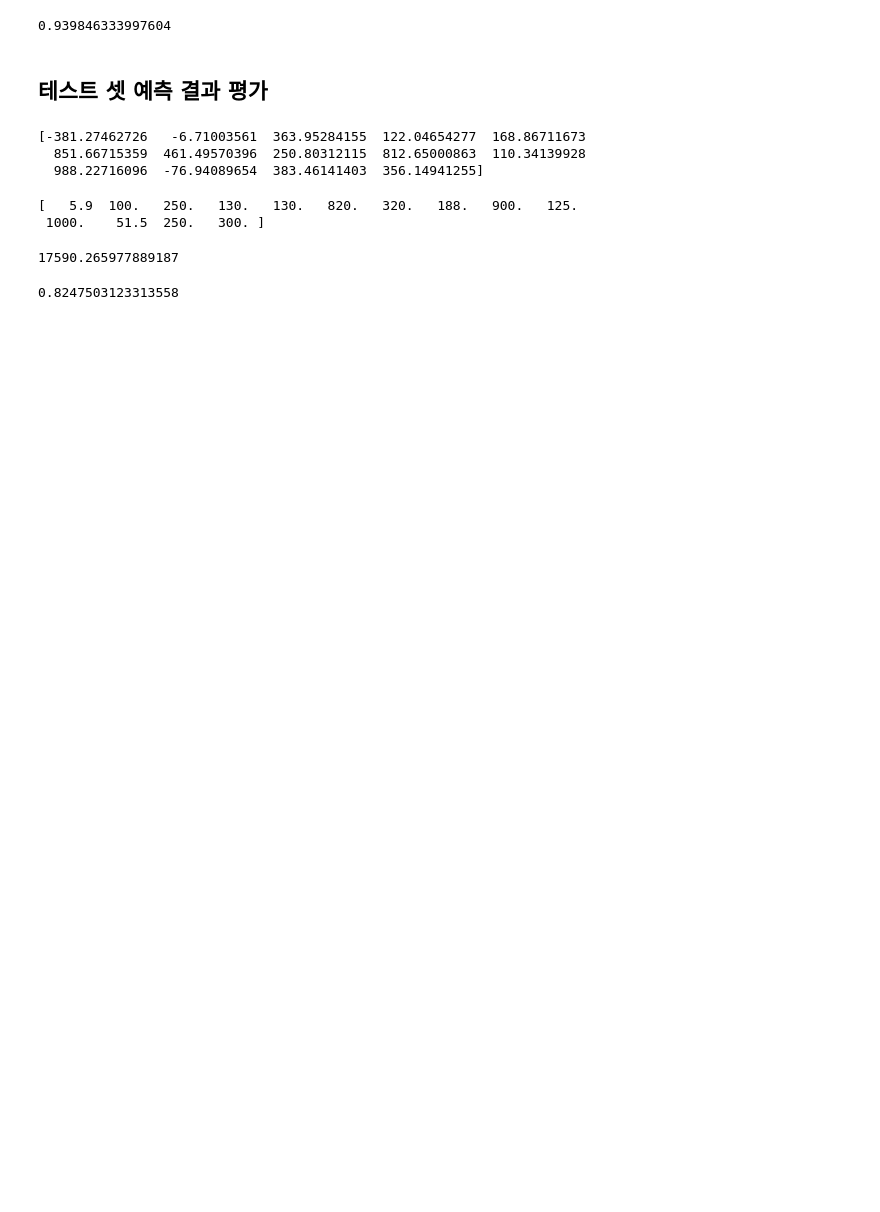
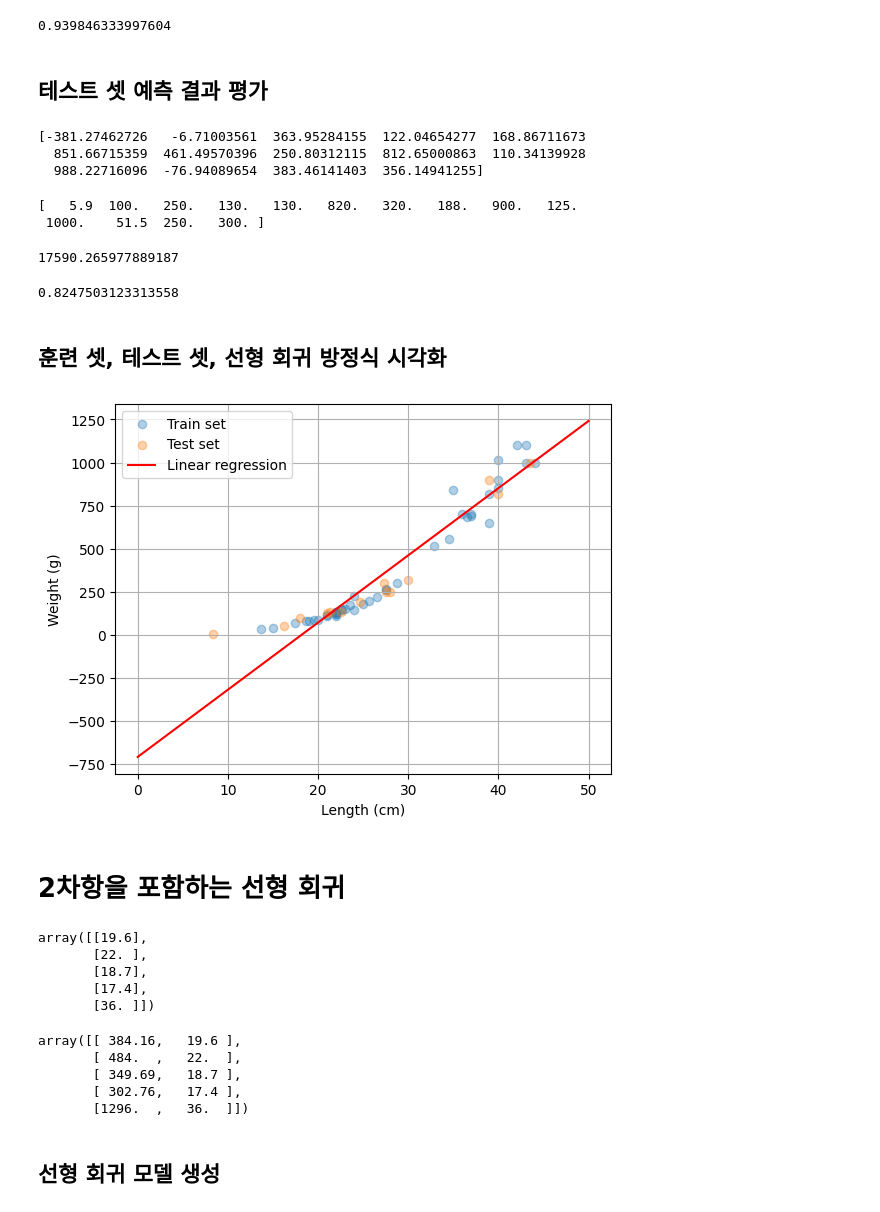
Before and after one commit to baesaa0304/StudyIT, a Jupyter notebook: ml04_regression.ipynb, the cells around one changed output. Drawn from its saved outputs; the diff is of its cells as text; code cells hidden in the pictures; blank space fills up the shorter version.

```diff
--- a/ml04_regression.ipynb
+++ b/ml04_regression.ipynb
@@ -371,3 +373,37 @@ mean_squared_error(y_te, y_te_pred)
 r2_score(y_te, y_te_pred)
 # %% [output]
 0.8247503123313558
+# %% [markdown]
+## 훈련 셋, 테스트 셋, 선형 회귀 방정식 시각화
+# %%
+# 훈련 셋 시각화
+plt.scatter(x=X_tr.ravel(), y=y_tr, alpha=0.35, label='Train set')
+
+# 테스트 세 시각화
+plt.scatter(x=X_te.ravel(), y=y_te, alpha=0.35, label='Test set')
+
+# 선형 회귀 방정식 시각화
+x = np.arange(0, 50, 0.01) # [0, 0.01, 0.02, 0,03....44.98, 44.99]
+a = lin_reg.coef_[0] # 직선의 기울기
+b = lin_reg.intercept_ # 직선의 y절편
+y = a * x + b # 선형 회귀 방정식
+plt.plot(x, y, 'r-', label='Linear regression')
+
+plt.xlabel('Length (cm)')
+plt.ylabel('Weight (g)')
+plt.grid()
+plt.legend()
+
+plt.show()
+# %% [output]
+[figure, added]
+# %% [markdown]
+# 2차항을 포함하는 선형 회귀
+# %%
+X_tr[:5]
+# %% [output]
+array([[19.6],
+       [22. ],
+       [18.7],
+       [17.4],
+       [36. ]])
@@ -373,0 +412,10 @@ r2_score(y_te, y_te_pred)
+# %%
+X_tr_poly[:5]
+# %% [output]
+array([[ 384.16,   19.6 ],
+       [ 484.  ,   22.  ],
+       [ 349.69,   18.7 ],
+       [ 302.76,   17.4 ],
+       [1296.  ,   36.  ]])
+# %% [markdown]
+## 선형 회귀 모델 생성
```
Also changed, not shown: parts of 42 cells of this notebook.
